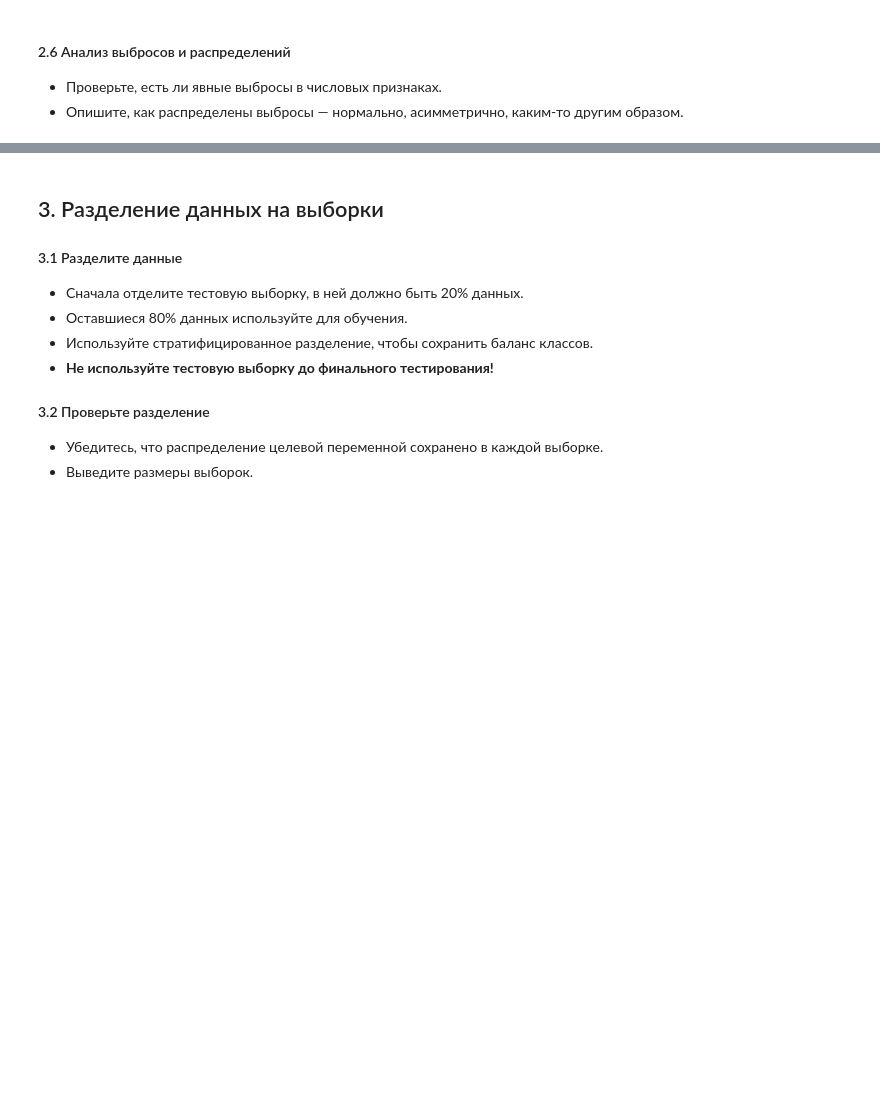
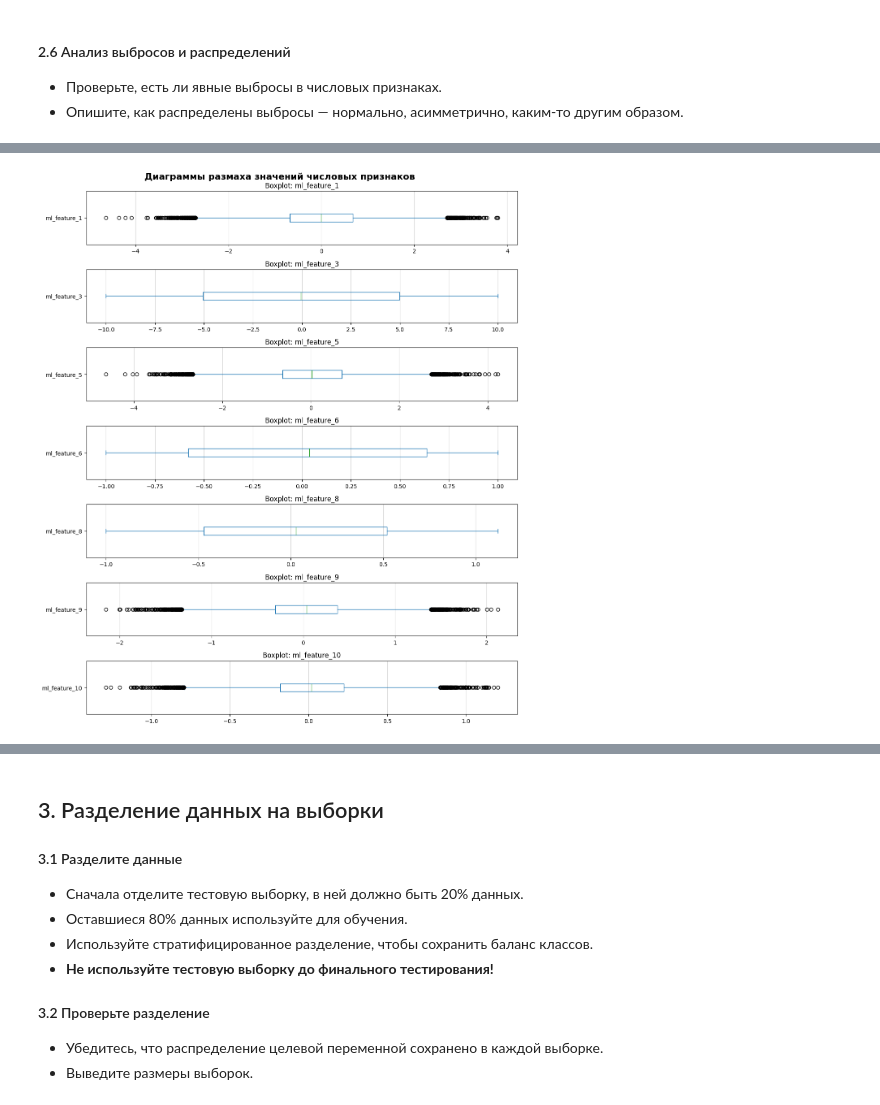
Before and after one commit to TemaQDX/sprint_12_project_advandex, a Jupyter notebook: sprint_12_project_advandex_Artem_Burov.ipynb, the cells around one changed output, grey strips where cells are left out. Cells and saved outputs as stored; diff of their text form; code cells hidden in the pictures; blank space fills up the shorter version.

```diff
--- a/sprint_12_project_advandex_Artem_Burov.ipynb
+++ b/sprint_12_project_advandex_Artem_Burov.ipynb
@@ -726,12 +734,14 @@ plt.show()
 # %%
-fig, axes = plt.subplots(nrows=len(numerical_features), ncols=1, figsize=(12, 3 * len(numerical_features)))
+fig, axes = plt.subplots(nrows=len(num_features), ncols=1, figsize=(12, 2 * len(num_features)))
 
-for i, feature in enumerate(numerical_features):
+for i, feature in enumerate(num_features):
     df_work[feature].plot.box(ax=axes[i], vert=False)
     axes[i].set_title(f'Boxplot: {feature}')
     axes[i].tick_params(axis='x', labelrotation=0)
     axes[i].grid(axis='x', alpha=0.5)
 
-plt.suptitle('Диаграммы размаха значений признаков', fontsize=16, fontweight='bold')
+plt.suptitle('Диаграммы размаха значений числовых признаков', fontsize=16, fontweight='bold')
 plt.tight_layout()
 plt.show()
+# %% [output]
+[figure, added]
```
Also changed, not shown: parts of 19 cells of this notebook.
